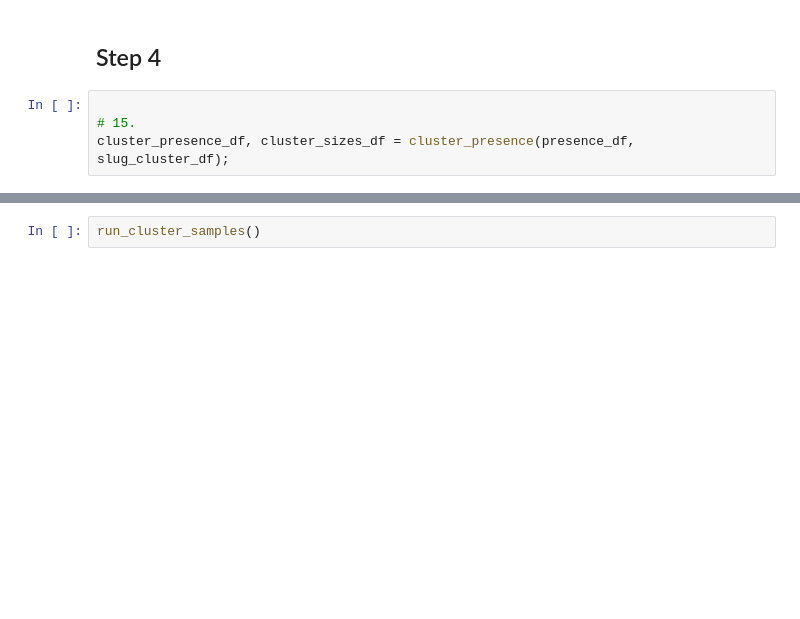
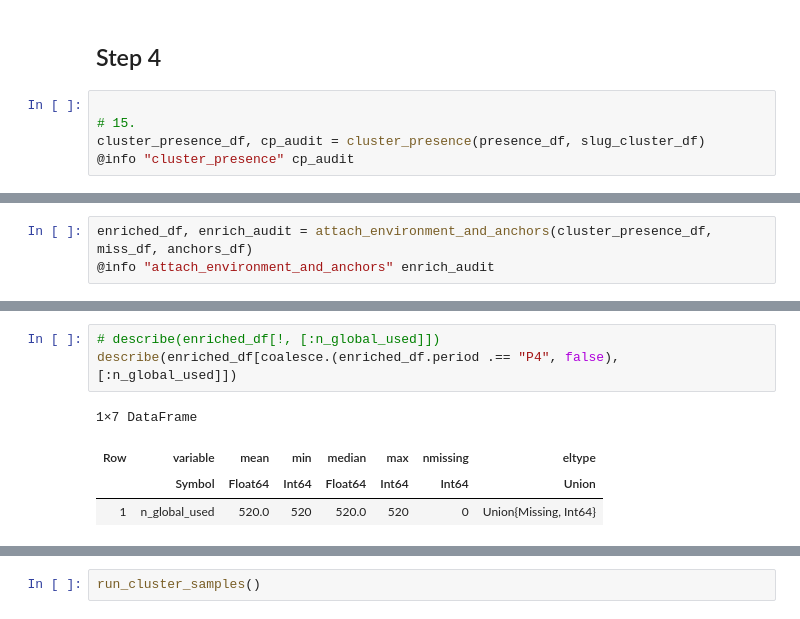
Before and after one commit to gary-dalton/criticality-index, a Jupyter notebook: work/clustering.ipynb, the cells around one changed output, grey strips where cells are left out. Drawn from its saved outputs; the diff is of its cells as text; blank space fills up the shorter version.

```diff
--- a/work/clustering.ipynb
+++ b/work/clustering.ipynb
@@ -261,4 +261,5 @@ Largest cluster is: 113
 # %%
 
 # 15.
-cluster_presence_df, cluster_sizes_df = cluster_presence(presence_df, slug_cluster_df);
+cluster_presence_df, cp_audit = cluster_presence(presence_df, slug_cluster_df)
+@info "cluster_presence" cp_audit
@@ -264,0 +269,3 @@ cluster_presence_df, cluster_sizes_df = cluster_presence(presence_df, slug_clust
+# %%
+enriched_df, enrich_audit = attach_environment_and_anchors(cluster_presence_df, miss_df, anchors_df)
+@info "attach_environment_and_anchors" enrich_audit
@@ -264,0 +318,8 @@ cluster_presence_df, cluster_sizes_df = cluster_presence(presence_df, slug_clust
+# %%
+# describe(enriched_df[!, [:n_global_used]])
+describe(enriched_df[coalesce.(enriched_df.period .== "P4", false), [:n_global_used]])
+# %% [output]
+1×7 DataFrame
+| Row | variable | mean | min | median | max | nmissing | eltype |
+|  | Symbol | Float64 | Int64 | Float64 | Int64 | Int64 | Union |
+| 1 | n_global_used | 520.0 | 520 | 520.0 | 520 | 0 | Union{Missing, Int64} |
```
Also changed, not shown: parts of 8 cells of this notebook, 1 other file.
